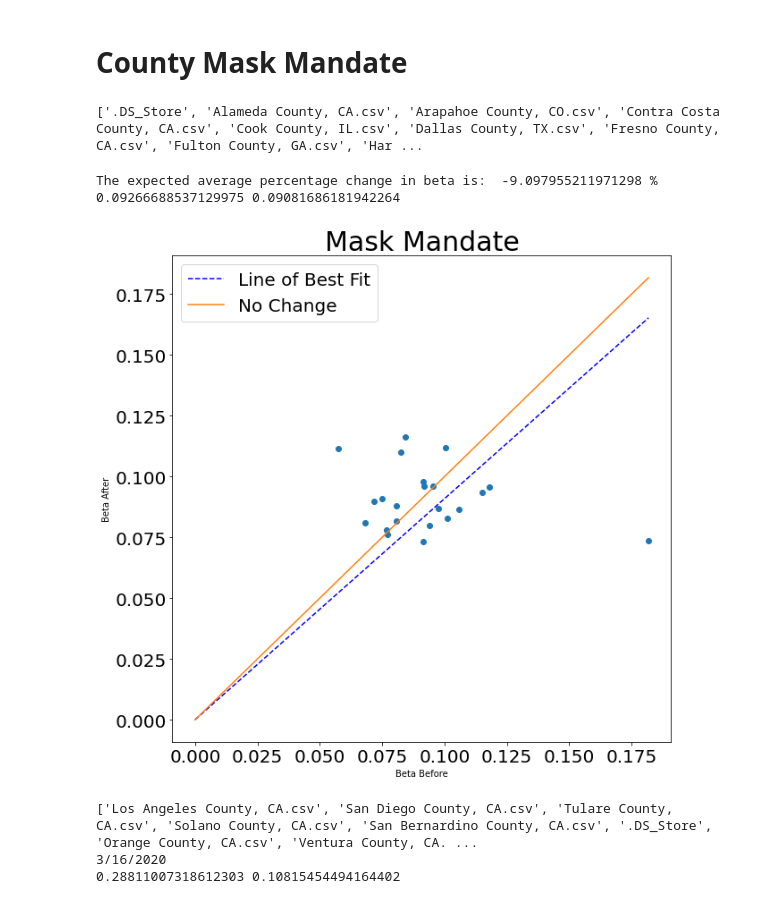
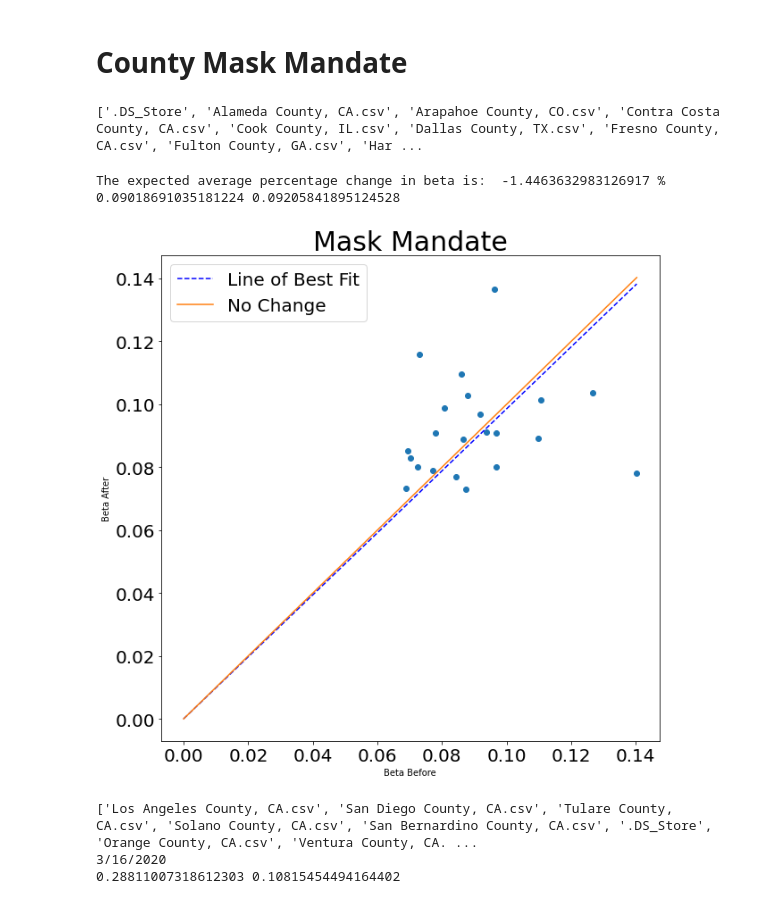
Before and after one commit to holiday-pettijohn/COVID-Tracking-Biola-Summer, a Jupyter notebook: Code/Determining Average Difference for Policies.ipynb, the cells around one changed output. Saved outputs shown, nothing was run; the diff lists cells and outputs as text; code cells hidden in the pictures.

```diff
--- a/Code/Determining Average Difference for Policies.ipynb
+++ b/Code/Determining Average Difference for Policies.ipynb
@@ -955,7 +953,7 @@ for file in arr:
 
         #Get beta before and after, getting a 14 day average before and a 14 day average after, starting 7 days after the policy
         for k in range(len(mM)):
-            tB, tA = getBetaDiffC(dates,mM[k], beta, infect, dead, pop, q, numDays)
+            tB, tA = getBetaDiffC(dates,mM[k], beta, infect, dead, pop, q, numDays, window = 14)
             bB.append(tB)
             bA.append(tA)
 
@@ -1073,7 +1071,7 @@ for file in arr:
 
         #Get beta before and after, getting a 14 day average before and a 14 day average after, starting 7 days after the policy
         for k in range(len(mM)):
-            tB, tA = getBetaDiffC(dates,mM[k], beta, infect, dead, pop, q, numDays)
+            tB, tA = getBetaDiffC(dates,mM[k], beta, infect, dead, pop, q, numDays,window = 7)
             bB.append(tB)
             bA.append(tA)
 
@@ -1196,7 +1194,7 @@ for file in arr:
 
         #Get beta before and after, getting a 14 day average before and a 14 day average after, starting 7 days after the policy
         for k in range(len(mM)):
-            tB, tA = getBetaDiffC(dates,mM[k], beta, infect, dead, pop, q, numDays)
+            tB, tA = getBetaDiffC(dates,mM[k], beta, infect, dead, pop, q, numDays,window = 7)
             bB.append(tB)
             bA.append(tA)
 
@@ -1239,36 +1237,36 @@ ax.plot(bB,bA, 'o')
 #Creating the line of best fit
 bB = np.array(bB)
 bB = bB[:,np.newaxis]
 bestFit = np.linalg.lstsq(bB,bA, rcond = None)[0]
 bA = np.array(bA)
 f = ax.figure
 f.set_figwidth(10)
 f.set_figheight(10)
 
 #Plotting Line of best fit
 x = np.linspace(0, bB.max())
 ax.plot(x,x*bestFit,color = "blue", linestyle = 'dashed', label = 'Line of Best Fit')
 plt.rc('xtick', labelsize=20)
 plt.rc('ytick', labelsize=20)
 
 #Plotting line y=x
 ax.plot([0,0,bB.max()],[0,0,bB.max()], label = 'No Change')
 
 #ax.axis([0,0.12,0,0.12])
 ax.set_title("Mask Mandate", fontsize = 30)
 ax.set_xlabel("Beta Before")
 ax.set_ylabel("Beta After")
 ax.legend(fontsize = 20)
 
 print("The expected average percentage change in beta is: ", (float(bestFit)-1) * 100, "%")
 print(np.mean(bB), np.mean(bA))
 
 fig.savefig("Mask_Mandate.png", dpi=200, facecolor='w', edgecolor='w',orientation='portrait', format="svg",transparent=False, bbox_inches=None, pad_inches=0.1, metadata=None)
 # %% [output]
 ['.DS_Store', 'Alameda County, CA.csv', 'Arapahoe County, CO.csv', 'Contra Costa County, CA.csv', 'Cook County, IL.csv', 'Dallas County, TX.csv', 'Fresno County, CA.csv', 'Fulton County, GA.csv', 'Har ...
-The expected average percentage change in beta is:  -9.097955211971298 %
-0.09266688537129975 0.09081686181942264
+The expected average percentage change in beta is:  -1.4463632983126917 %
+0.09018691035181224 0.09205841895124528
-[figure, old version]
+[figure, new version]
 # %%
 arr = os.listdir('../Data/State Closure Data/County Closure Data/')
 print(arr)
```
Also changed, not shown: parts of 4 cells of this notebook, 5 other files.
